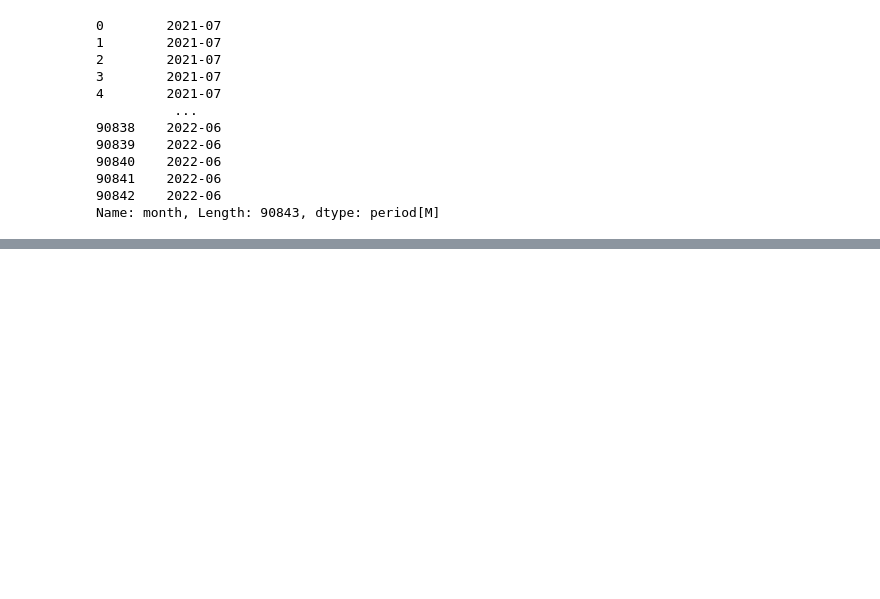
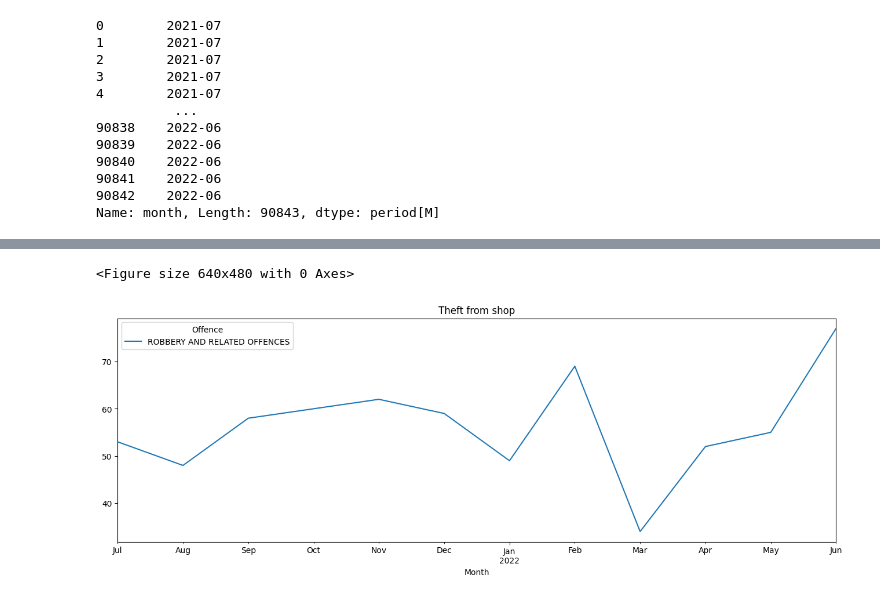
Before and after one commit to hel-asif/South-Australia-Crime-Trend, a Jupyter notebook: Sample.ipynb, the cells around one changed output, grey strips where cells are left out. Cells and saved outputs as stored; diff of their text form; code cells hidden in the pictures; blank space fills up the shorter version.

```diff
--- a/Sample.ipynb
+++ b/Sample.ipynb
@@ -71,10 +64,10 @@ df['month']
 90842    2022-06
 Name: month, Length: 90843, dtype: period[M]
 # %%
-monthly_counts = df.groupby(['month', 'Offence Level 3 Description'])['Offence count'].sum()
+monthly_counts = df.groupby(['month', 'Offence Level 2 Description'])['Offence count'].sum()
 # %%
 monthly_counts = monthly_counts.reset_index()
-monthly_counts = monthly_counts.rename(columns={'month': 'Month', 'Offence Level 3 Description': 'Offence', 'Offence count': 'Offence Count'})
+monthly_counts = monthly_counts.rename(columns={'month': 'Month', 'Offence Level 2 Description': 'Offence', 'Offence count': 'Offence Count'})
 # %%
 print(monthly_counts)
 # %% [output]
@@ -114,0 +120,4 @@ Name: Offence, dtype: int64
+# %%
+pivot_df = monthly_counts.pivot_table(index='Month', columns='Offence', values='Offence Count', aggfunc='sum')
+pivot_df = pivot_df.fillna(0)
+pivot_df.reset_index(inplace=True)
@@ -114,0 +140,8 @@ Name: Offence, dtype: int64
+# %%
+plt.figure()
+pivot_df.plot(x="Month",y=['ROBBERY AND RELATED OFFENCES'],figsize=(16, 5))
+plt.title('Theft from shop')
+plt.show()
+# %% [output]
+<Figure size 640x480 with 0 Axes>
+[figure, added]
```
Also changed, not shown: parts of 11 cells of this notebook, 7 other files.
